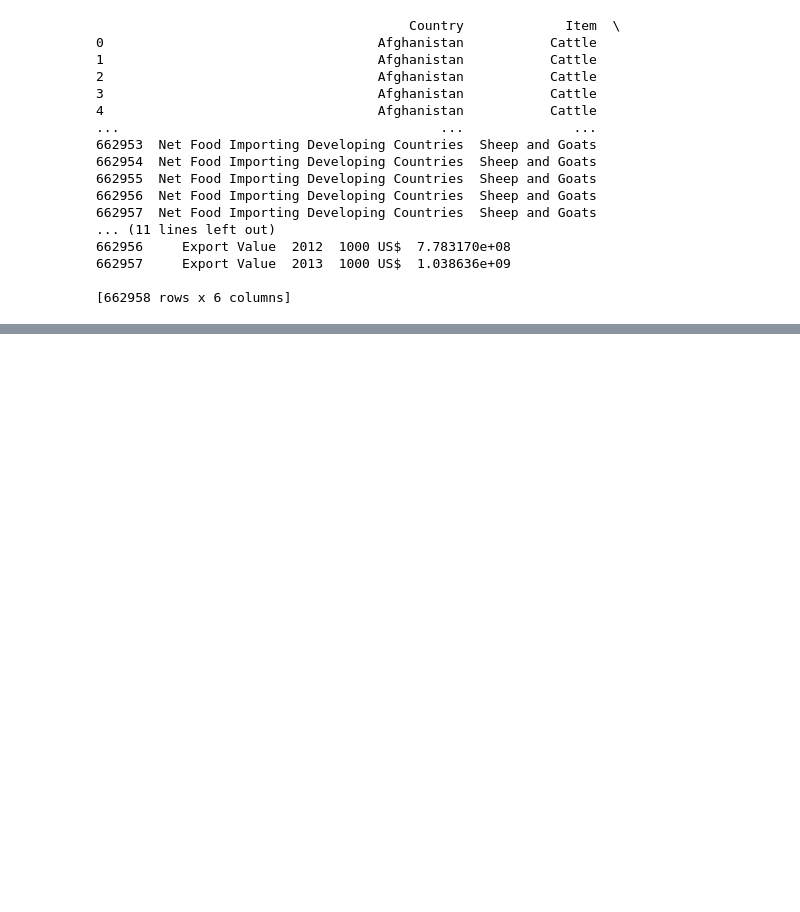
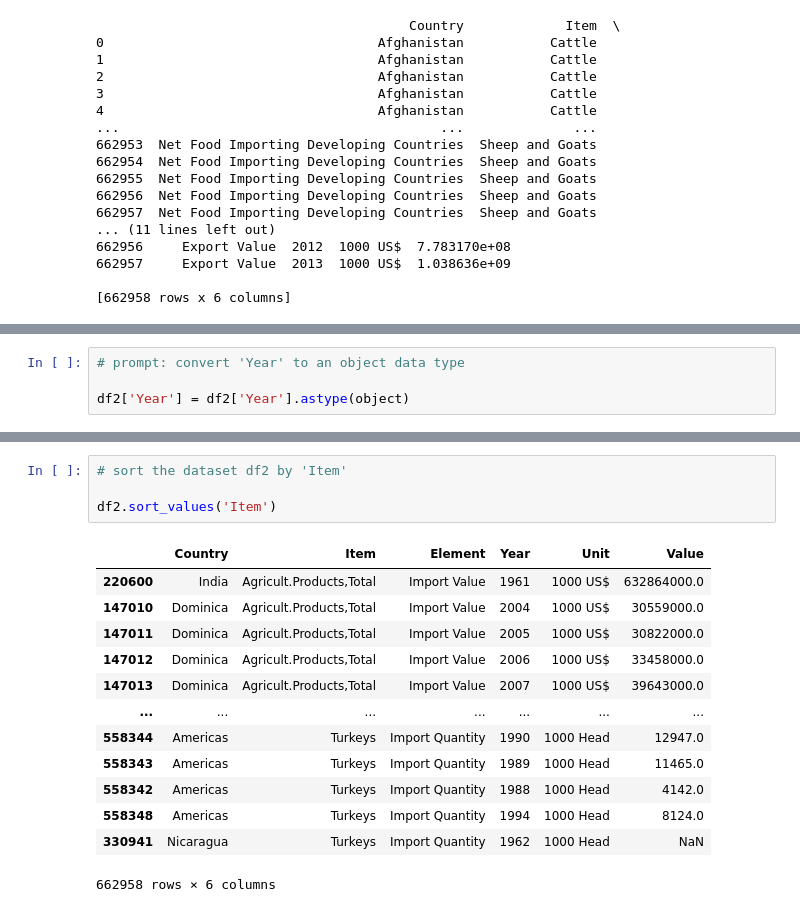
Before and after one commit to ZemelakGoraga/food-and-agri, a Jupyter notebook: avian_livestock_fishery.ipynb, the cells around one changed output, grey strips where cells are left out. Drawn from its saved outputs; the diff is of its cells as text; blank space fills up the shorter version.

```diff
--- a/avian_livestock_fishery.ipynb
+++ b/avian_livestock_fishery.ipynb
@@ -398,0 +426,4 @@ df1.head()
+# %%
+# prompt: convert 'Year' to an object data type
+
+df2['Year'] = df2['Year'].astype(object)
@@ -398,0 +458,18 @@ df1.head()
+# %%
+# sort the dataset df2 by 'Item'
+
+df2.sort_values('Item')
+# %% [output]
+|  | Country | Item | Element | Year | Unit | Value |
+| 220600 | India | Agricult.Products,Total | Import Value | 1961 | 1000 US$ | 632864000.0 |
+| 147010 | Dominica | Agricult.Products,Total | Import Value | 2004 | 1000 US$ | 30559000.0 |
+| 147011 | Dominica | Agricult.Products,Total | Import Value | 2005 | 1000 US$ | 30822000.0 |
+| 147012 | Dominica | Agricult.Products,Total | Import Value | 2006 | 1000 US$ | 33458000.0 |
+| 147013 | Dominica | Agricult.Products,Total | Import Value | 2007 | 1000 US$ | 39643000.0 |
+| ... | ... | ... | ... | ... | ... | ... |
+| 558344 | Americas | Turkeys | Import Quantity | 1990 | 1000 Head | 12947.0 |
+| 558343 | Americas | Turkeys | Import Quantity | 1989 | 1000 Head | 11465.0 |
+| 558342 | Americas | Turkeys | Import Quantity | 1988 | 1000 Head | 4142.0 |
+| 558348 | Americas | Turkeys | Import Quantity | 1994 | 1000 Head | 8124.0 |
+| 330941 | Nicaragua | Turkeys | Import Quantity | 1962 | 1000 Head | NaN |
+662958 rows × 6 columns
```
Also changed, not shown: parts of 21 cells of this notebook.
